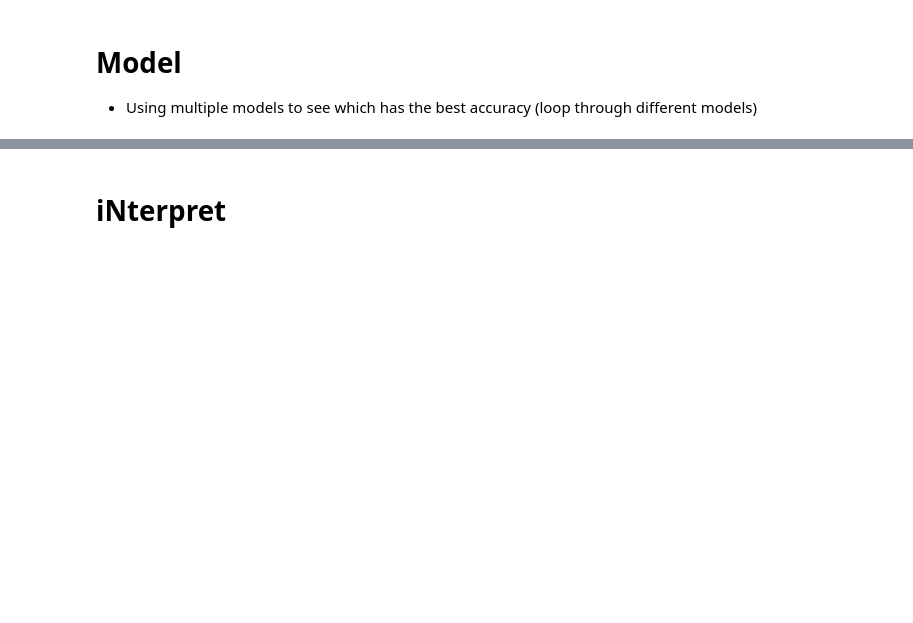
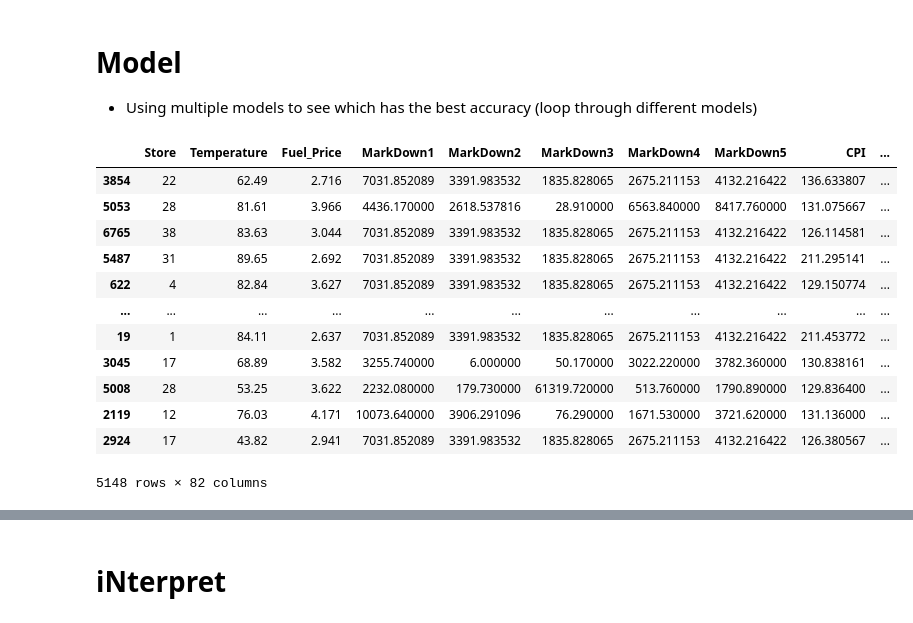
Before and after one commit to dwihdyn/ds-exploration, a Jupyter notebook: p2/retail-analysis-d15,16-v2.ipynb, the cells around one changed output, grey strips where cells are left out. Saved outputs shown, nothing was run; the diff lists cells and outputs as text; code cells hidden in the pictures; blank space fills up the shorter version.

```diff
--- a/p2/retail-analysis-d15,16-v2.ipynb
+++ b/p2/retail-analysis-d15,16-v2.ipynb
@@ -389,4 +389,20 @@ X = data_train.drop('Weekly_Sales', axis=1)
 y = data_train['Weekly_Sales']
 from sklearn.model_selection import train_test_split
 X_train, X_test, y_train, y_test = train_test_split(X, y, test_size=0.2)
+# %%
+X_train
+# %% [output]
+|  | Store | Temperature | Fuel_Price | MarkDown1 | MarkDown2 | MarkDown3 | MarkDown4 | MarkDown5 | CPI | ... |
+| 3854 | 22 | 62.49 | 2.716 | 7031.852089 | 3391.983532 | 1835.828065 | 2675.211153 | 4132.216422 | 136.633807 | ... |
+| 5053 | 28 | 81.61 | 3.966 | 4436.170000 | 2618.537816 | 28.910000 | 6563.840000 | 8417.760000 | 131.075667 | ... |
+| 6765 | 38 | 83.63 | 3.044 | 7031.852089 | 3391.983532 | 1835.828065 | 2675.211153 | 4132.216422 | 126.114581 | ... |
+| 5487 | 31 | 89.65 | 2.692 | 7031.852089 | 3391.983532 | 1835.828065 | 2675.211153 | 4132.216422 | 211.295141 | ... |
+| 622 | 4 | 82.84 | 3.627 | 7031.852089 | 3391.983532 | 1835.828065 | 2675.211153 | 4132.216422 | 129.150774 | ... |
+| ... | ... | ... | ... | ... | ... | ... | ... | ... | ... | ... |
+| 19 | 1 | 84.11 | 2.637 | 7031.852089 | 3391.983532 | 1835.828065 | 2675.211153 | 4132.216422 | 211.453772 | ... |
+| 3045 | 17 | 68.89 | 3.582 | 3255.740000 | 6.000000 | 50.170000 | 3022.220000 | 3782.360000 | 130.838161 | ... |
+| 5008 | 28 | 53.25 | 3.622 | 2232.080000 | 179.730000 | 61319.720000 | 513.760000 | 1790.890000 | 129.836400 | ... |
+| 2119 | 12 | 76.03 | 4.171 | 10073.640000 | 3906.291096 | 76.290000 | 1671.530000 | 3721.620000 | 131.136000 | ... |
+| 2924 | 17 | 43.82 | 2.941 | 7031.852089 | 3391.983532 | 1835.828065 | 2675.211153 | 4132.216422 | 126.380567 | ... |
+5148 rows × 82 columns
 # %%
```
Also changed, not shown: parts of 3 cells of this notebook.
